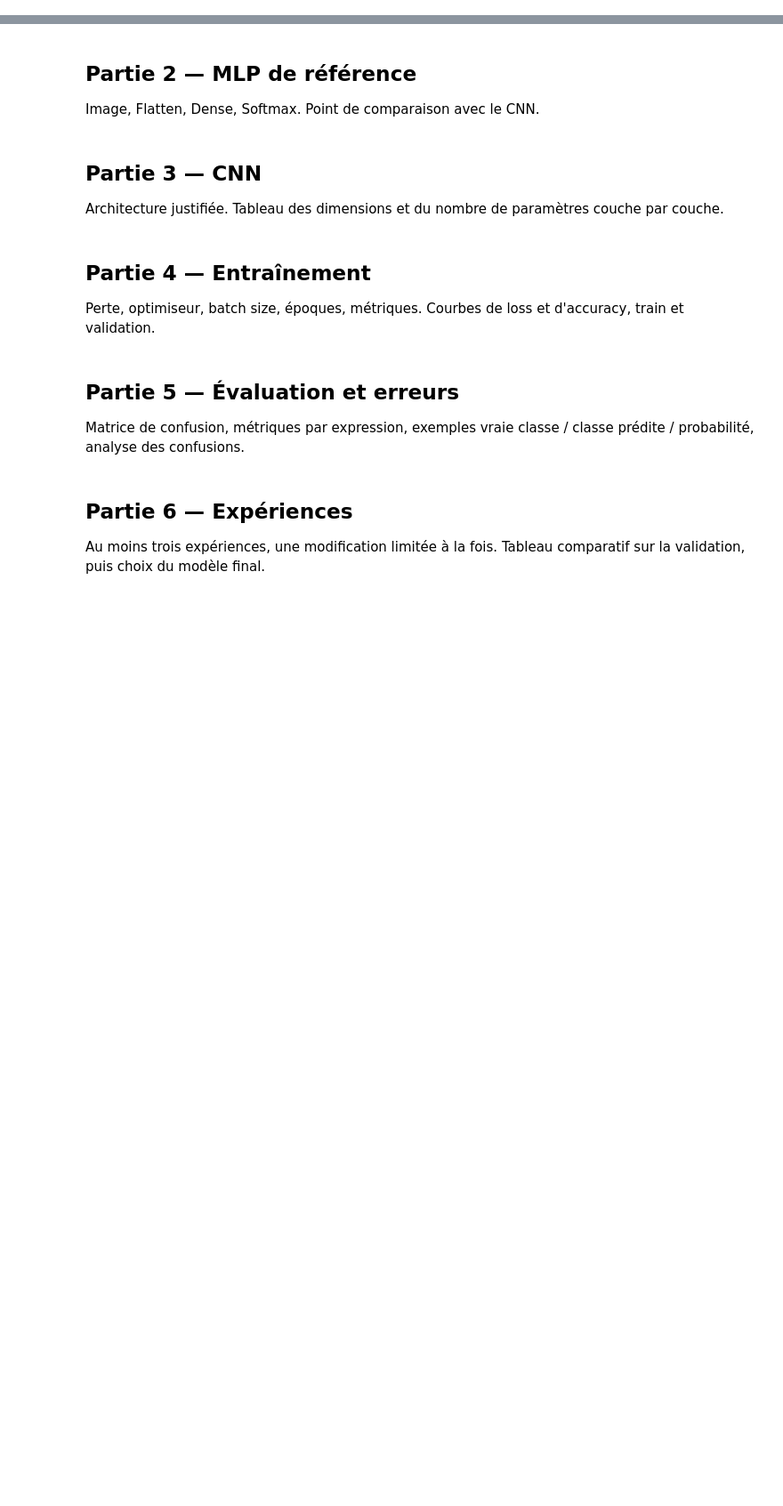
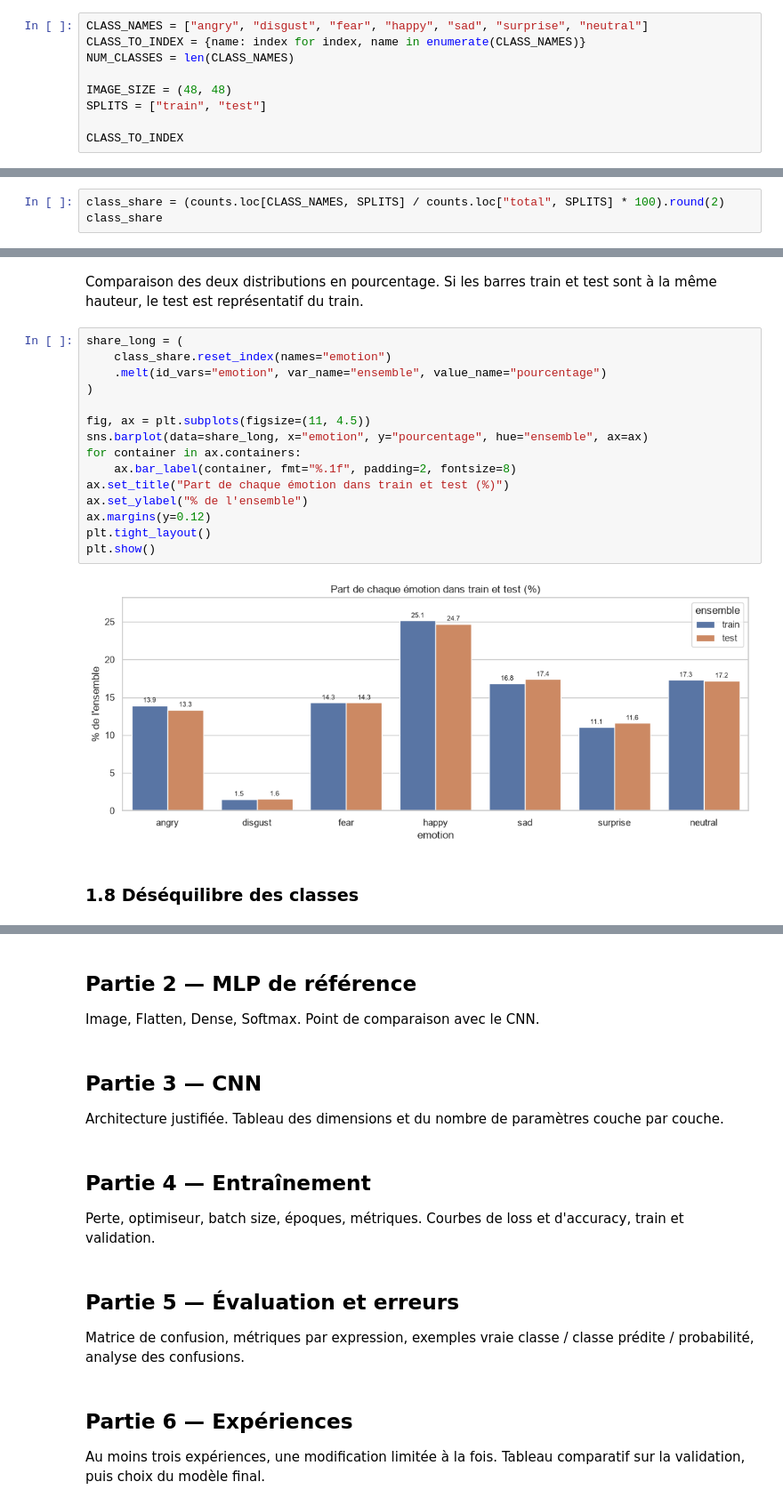
Before and after one commit to Faatima24/projet-dl, a Jupyter notebook: notebooks/expressions_faciales.ipynb, the cells around one changed output, grey strips where cells are left out. Shown at 89% size. Cells and saved outputs as stored; diff of their text form; blank space fills up the shorter version.

```diff
--- a/notebooks/expressions_faciales.ipynb
+++ b/notebooks/expressions_faciales.ipynb
@@ -4,0 +60,9 @@ Source, licence, effectifs par classe, dimensions, format, déséquilibre, exemp
+# %%
+CLASS_NAMES = ["angry", "disgust", "fear", "happy", "sad", "surprise", "neutral"]
+CLASS_TO_INDEX = {name: index for index, name in enumerate(CLASS_NAMES)}
+NUM_CLASSES = len(CLASS_NAMES)
+
+IMAGE_SIZE = (48, 48)
+SPLITS = ["train", "test"]
+
+CLASS_TO_INDEX
@@ -4,0 +183,3 @@ Source, licence, effectifs par classe, dimensions, format, déséquilibre, exemp
+# %%
+class_share = (counts.loc[CLASS_NAMES, SPLITS] / counts.loc["total", SPLITS] * 100).round(2)
+class_share
@@ -4,0 +217,21 @@ Source, licence, effectifs par classe, dimensions, format, déséquilibre, exemp
+# %% [markdown]
+Comparaison des deux distributions en pourcentage. Si les barres train et test sont à la même hauteur, le test est représentatif du train.
+# %%
+share_long = (
+    class_share.reset_index(names="emotion")
+    .melt(id_vars="emotion", var_name="ensemble", value_name="pourcentage")
+)
+
+fig, ax = plt.subplots(figsize=(11, 4.5))
+sns.barplot(data=share_long, x="emotion", y="pourcentage", hue="ensemble", ax=ax)
+for container in ax.containers:
+    ax.bar_label(container, fmt="%.1f", padding=2, fontsize=8)
+ax.set_title("Part de chaque émotion dans train et test (%)")
+ax.set_ylabel("% de l'ensemble")
+ax.margins(y=0.12)
+plt.tight_layout()
+plt.show()
+# %% [output]
+[figure, added]
+# %% [markdown]
+### 1.8 Déséquilibre des classes
```
Also changed, not shown: parts of 47 cells of this notebook, 4 other files.
